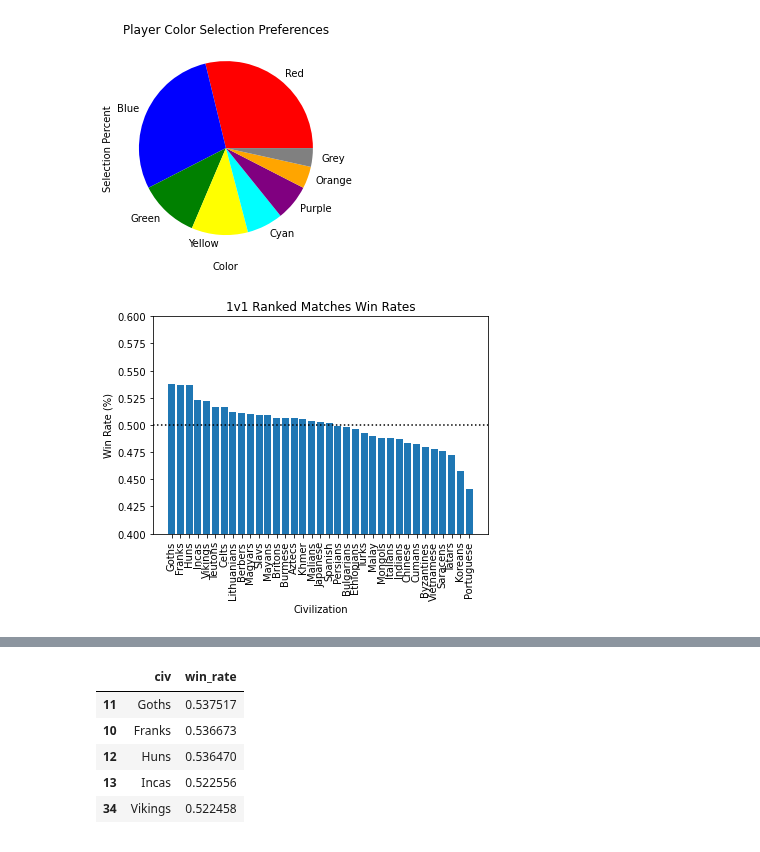
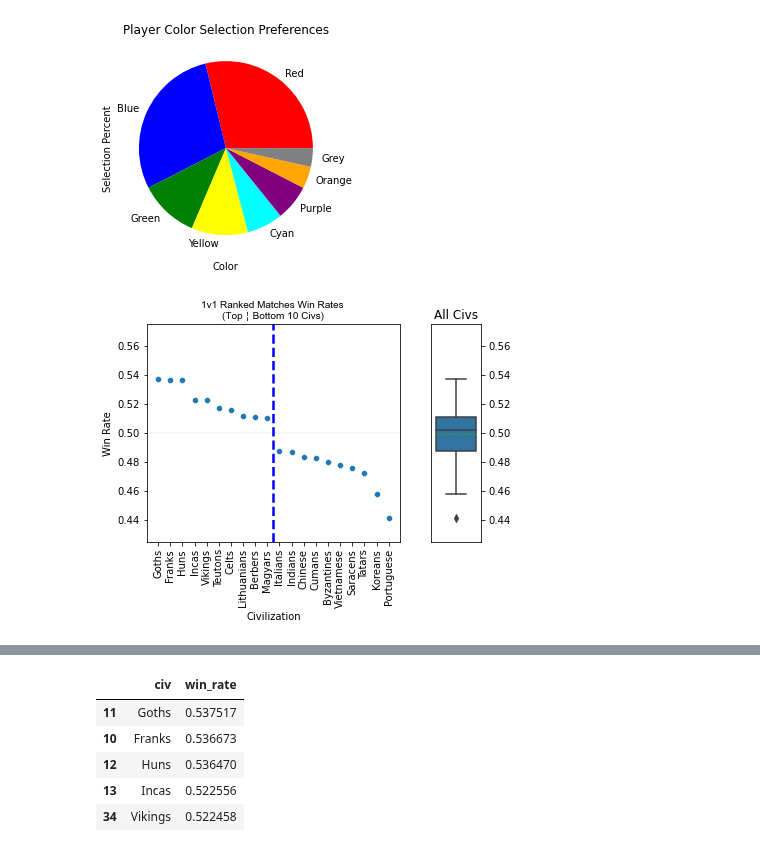
Before and after one commit to rishigoutam/aoe2, a Jupyter notebook: test_data.ipynb, the cells around one changed output, grey strips where cells are left out. Cells and saved outputs as stored; diff of their text form; code cells hidden in the pictures.

```diff
--- a/test_data.ipynb
+++ b/test_data.ipynb
@@ -162,21 +162,43 @@ mp_df = mp_df[mp_df.patch == most_recent_patch]
 # %%
 # look at win rates
 win_rates = mp_df.groupby('civ')[['winner']].mean().reset_index().rename(columns={'winner': 'win_rate'}).sort_values(by='win_rate', ascending=False)
-# %%
-# plot win rates
-plt.bar(win_rates.civ, win_rates.win_rate)
-# TODO format y label as percent
-plt.ylim(.4,.6)
-plt.xticks(rotation=90)
-plt.title('1v1 Ranked Matches Win Rates')
-plt.xlabel('Civilization')
-plt.ylabel('Win Rate (%)')
-
-# draw a line at 50% to show how close to a coin flip this is
-plt.axhline(0.5, color='black', linestyle=':')
-
-plt.show()
-# %% [output]
-[figure, removed]
+# %%
+from itertools import chain
+
+# Get top and bottom civs
+top_bottom_count = 10
+locs = list(chain(range(top_bottom_count),range(-top_bottom_count,0))) # 0,1,2,3,4,-5,-4,-3,-2,-1
+top_bottom_win_rates = win_rates.iloc[locs]
+# %%
+# plot win rates
+# plt.figure(figsize=(25,10))
+plt.subplots(1, 2, sharey=True, gridspec_kw={'width_ratios': [5,1]})
+ax = plt.subplot(1,2,1)
+sns.scatterplot(x=top_bottom_win_rates.civ, y=top_bottom_win_rates.win_rate)
+plt.ylim(.425,.575)
+plt.xticks(rotation=90)
+plt.xlabel('Civilization')
+plt.ylabel('Win Rate')
+
+# draw a line at 50% to show how close to a coin flip this is
+plt.axhline(0.5, color='green', linestyle='solid', linewidth='.1')
+# Want to use broken pipe character ￤ so change font for the title
+import matplotlib.font_manager as mfm
+font_path = '/Library/Fonts/Arial Unicode.ttf'
+prop = mfm.FontProperties(fname=font_path)
+plt.title(f'1v1 Ranked Matches Win Rates \n(Top￤Bottom {top_bottom_count} Civs)', fontproperties=prop)
+# draw separator
+mid = (2*top_bottom_count-1)/2
+plt.axvline(mid, color='blue', linestyle='--', linewidth='2.5')
+
+# Oren said to use a boxplot for the above as it would be a better representation for mean
+plt.subplot(1,2,2)
+plt.tick_params(left=False, bottom=False, labelleft=False, right=True, labelright=True, labelbottom=False)
+plt.title('All Civs')
+sns.boxplot(data=win_rates, showmeans=True, meanline=True)
+
+plt.show()
+# %% [output]
+[figure, added]
 # %%
 # win rate stats
```
Also changed, not shown: parts of 1 cell of this notebook.
